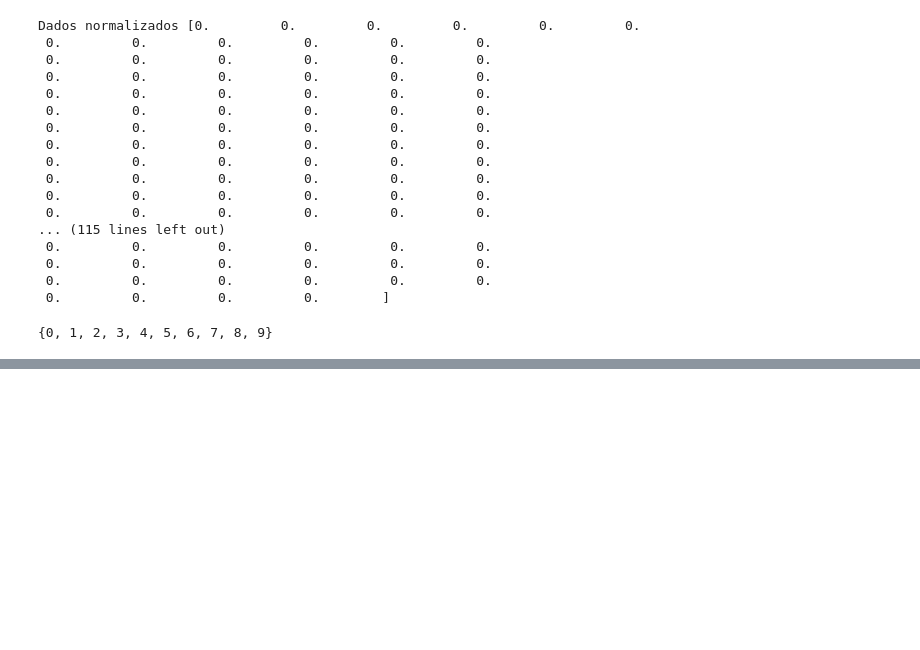
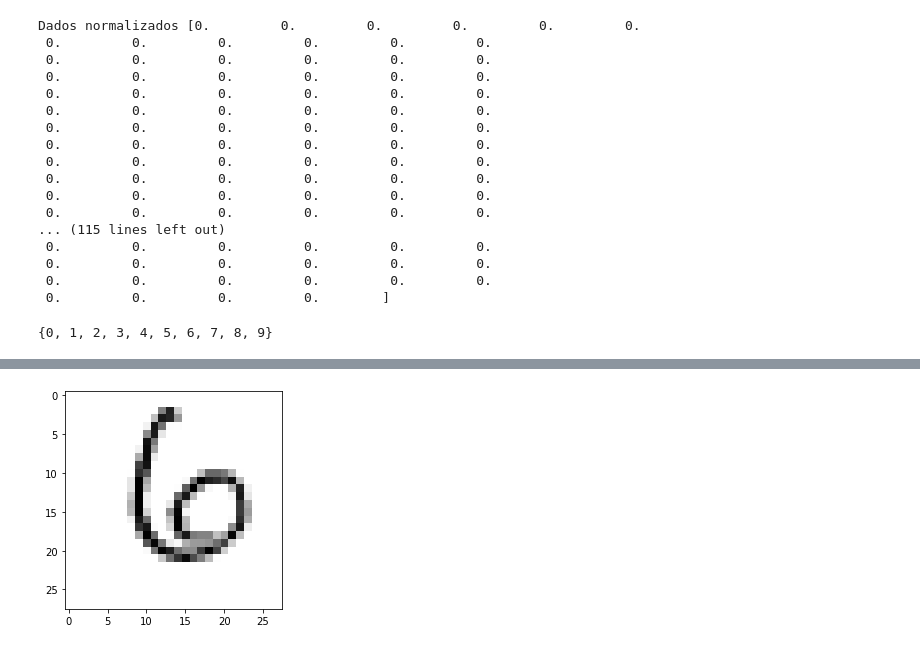
Before and after one commit to KazumaShachou/MachineLearningAndDeepLeaning, a Jupyter notebook: MNIST2.ipynb, the cells around one changed output, grey strips where cells are left out. Drawn from its saved outputs; the diff is of its cells as text; code cells hidden in the pictures; blank space fills up the shorter version.

```diff
--- a/MNIST2.ipynb
+++ b/MNIST2.ipynb
@@ -172,0 +220,6 @@ model.compile(loss = 'categorical_cro ')
+# %%
+# Apenas para visualizar a imagem
+(x_treino_img, y_treino_img), (x_teste_img, y_teste_img) = mnist.load_data()
+plt.imshow(x_teste_img[indice], cmap=plt.cm.binary);
+# %% [output]
+[figure, added]
```
Also changed, not shown: parts of 8 cells of this notebook.
